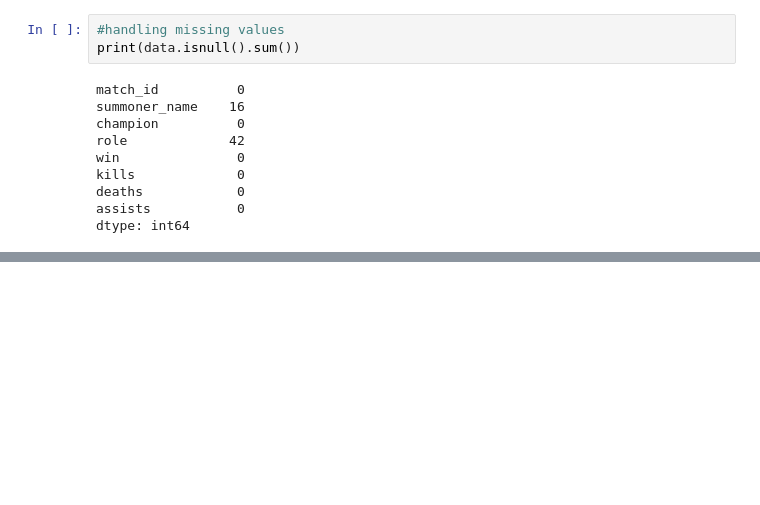
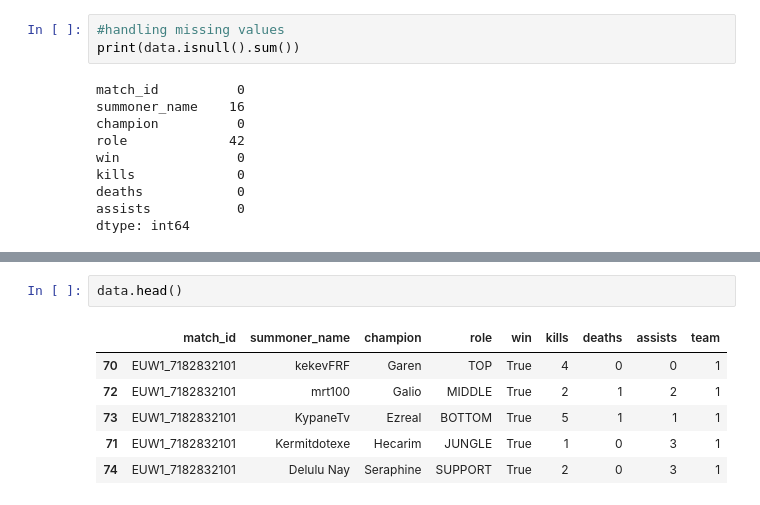
Before and after one commit to nyrouz911/lol_winrate_pred, a Jupyter notebook: notebooks/data_processing.ipynb, the cells around one changed output, grey strips where cells are left out. Saved outputs shown, nothing was run; the diff lists cells and outputs as text; blank space fills up the shorter version.

```diff
--- a/notebooks/data_processing.ipynb
+++ b/notebooks/data_processing.ipynb
@@ -55,0 +114,9 @@ dtype: int64
+# %%
+data.head()
+# %% [output]
+|  | match_id | summoner_name | champion | role | win | kills | deaths | assists | team |
+| 70 | EUW1_7182832101 | kekevFRF | Garen | TOP | True | 4 | 0 | 0 | 1 |
+| 72 | EUW1_7182832101 | mrt100 | Galio | MIDDLE | True | 2 | 1 | 2 | 1 |
+| 73 | EUW1_7182832101 | KypaneTv | Ezreal | BOTTOM | True | 5 | 1 | 1 | 1 |
+| 71 | EUW1_7182832101 | Kermitdotexe | Hecarim | JUNGLE | True | 1 | 0 | 3 | 1 |
+| 74 | EUW1_7182832101 | Delulu Nay | Seraphine | SUPPORT | True | 2 | 0 | 3 | 1 |
```
Also changed, not shown: parts of 14 cells of this notebook, 2 other files.
